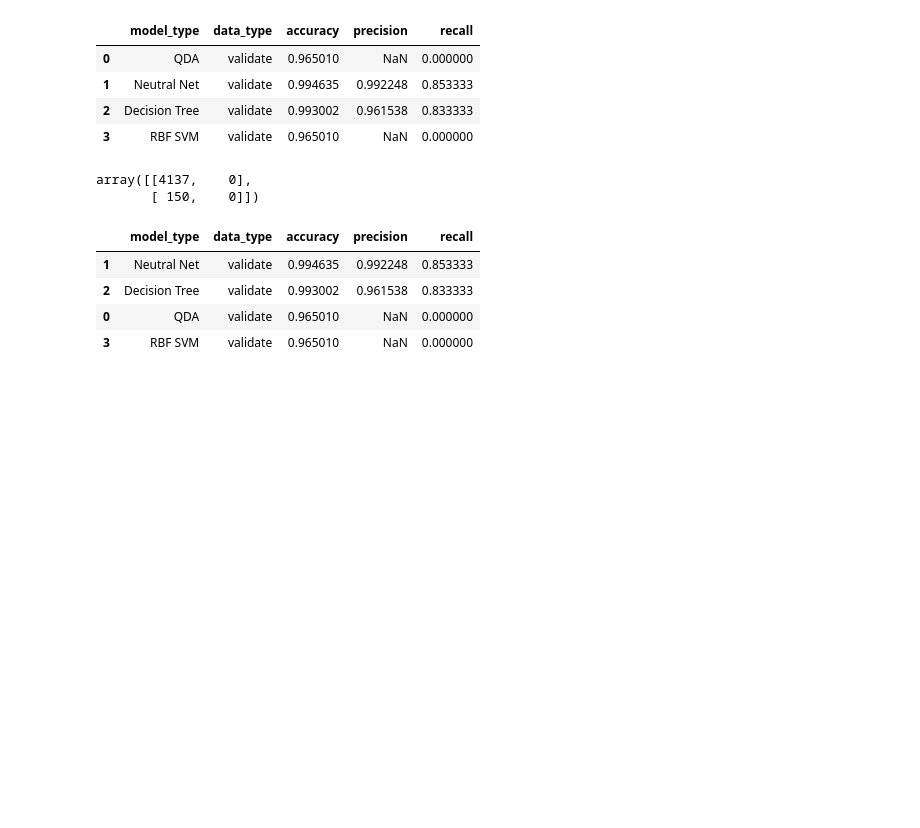
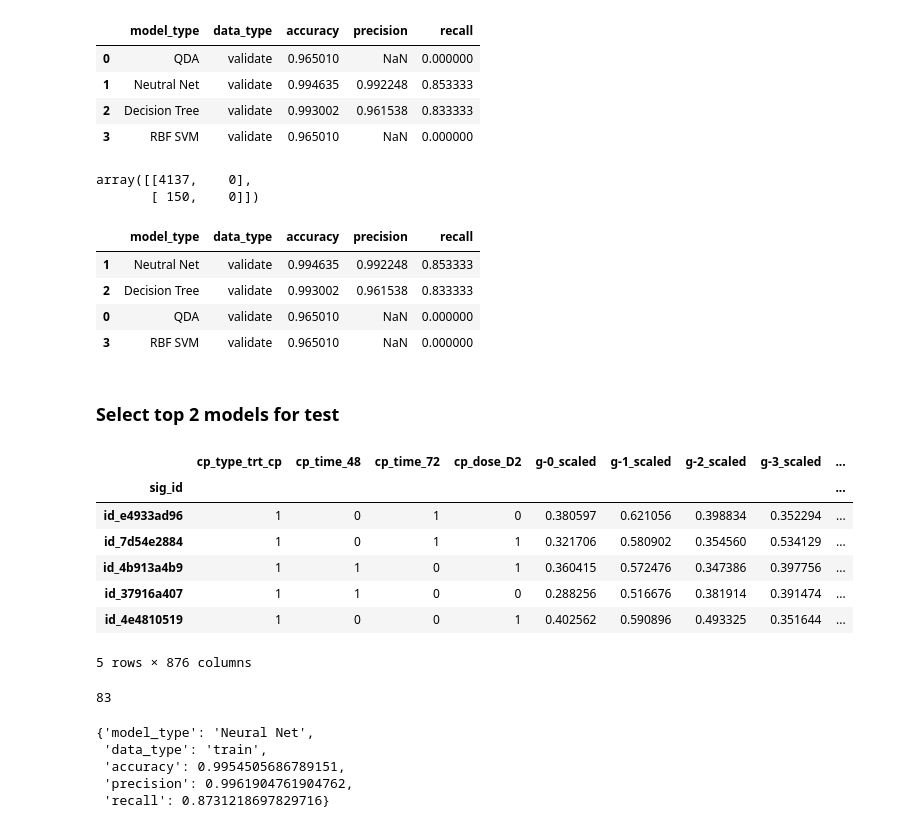
Before and after one commit to Yongliang-Shi/Mechanism-of-Action-Prediction, a Jupyter notebook: model_moa.ipynb, the cells around one changed output. Cells and saved outputs as stored; diff of their text form; code cells hidden in the pictures; blank space fills up the shorter version.

Commit message:
test top 2 models

```diff
--- a/model_moa.ipynb
+++ b/model_moa.ipynb
@@ -1209,3 +1209,37 @@ eval_df.sort_values(by='accuracy', ascending=False)
 | 2 | Decision Tree | validate | 0.993002 | 0.961538 | 0.833333 |
 | 0 | QDA | validate | 0.965010 | NaN | 0.000000 |
 | 3 | RBF SVM | validate | 0.965010 | NaN | 0.000000 |
+# %% [markdown]
+### Select top 2 models for test
+# %%
+# Take a look at X_test
+X_test.head()
+# %% [output]
+|  | cp_type_trt_cp | cp_time_48 | cp_time_72 | cp_dose_D2 | g-0_scaled | g-1_scaled | g-2_scaled | g-3_scaled | ... |
+| sig_id |  |  |  |  |  |  |  |  | ... |
+| id_e4933ad96 | 1 | 0 | 1 | 0 | 0.380597 | 0.621056 | 0.398834 | 0.352294 | ... |
+| id_7d54e2884 | 1 | 0 | 1 | 1 | 0.321706 | 0.580902 | 0.354560 | 0.534129 | ... |
+| id_4b913a4b9 | 1 | 1 | 0 | 1 | 0.360415 | 0.572476 | 0.347386 | 0.397756 | ... |
+| id_37916a407 | 1 | 1 | 0 | 0 | 0.288256 | 0.516676 | 0.381914 | 0.391474 | ... |
+| id_4e4810519 | 1 | 0 | 0 | 1 | 0.402562 | 0.590896 | 0.493325 | 0.351644 | ... |
+5 rows × 876 columns
+# %%
+# Take a look at y_train
+y_test.sum()
+# %% [output]
+83
+# %%
+# Repeat Neutal Net on train
+
+clf = MLPClassifier(random_state=123)
+clf.fit(X_train, y_train)
+y_pred = clf.predict(X_train)
+
+d = model.estimator_report('Neural Net', 'train', y_train, y_pred)
+d
+# %% [output]
+{'model_type': 'Neural Net',
+ 'data_type': 'train',
+ 'accuracy': 0.9954505686789151,
+ 'precision': 0.9961904761904762,
+ 'recall': 0.8731218697829716}
```
Also changed, not shown: parts of 7 cells of this notebook.
